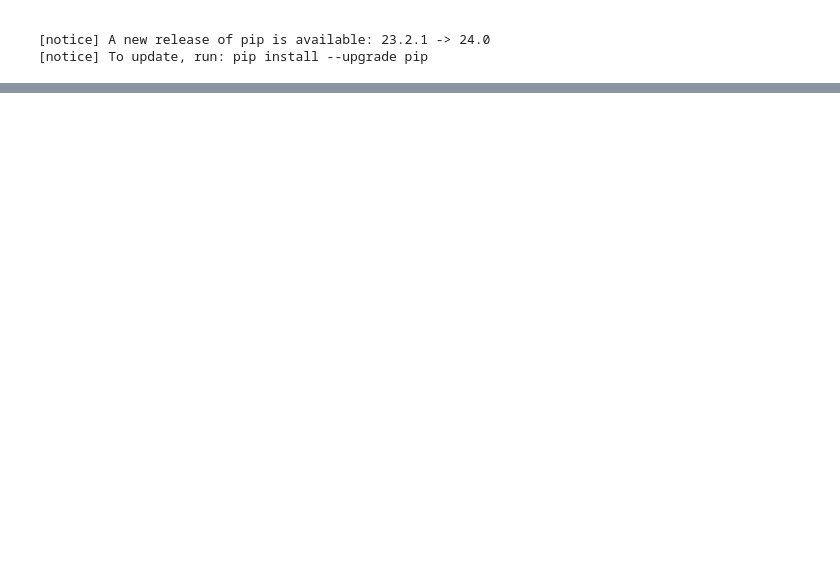
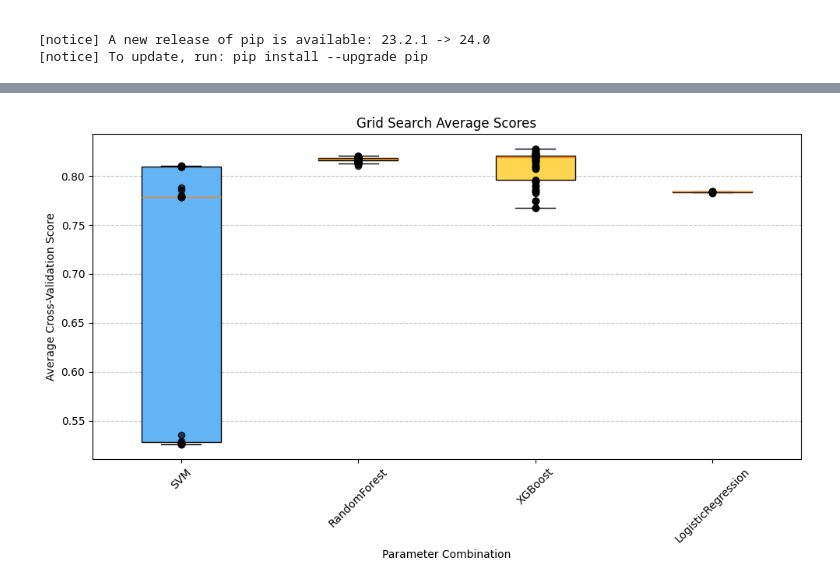
Before and after one commit to Ponywen0819/DataSciFinal, a Jupyter notebook: data_2022_Math.ipynb, the cells around one changed output, grey strips where cells are left out. Cells and saved outputs as stored; diff of their text form; code cells hidden in the pictures; blank space fills up the shorter version.

Commit message:
Plot

```diff
--- a/data_2022_Math.ipynb
+++ b/data_2022_Math.ipynb
@@ -184,7 +184,6 @@ xg_param_grid = {
     'min_child_weight': [1, 2, 3]
 }
 
-
 # 创建 GridSearchCV 对象
 xg_grid_search = GridSearchCV(xgb_model, xg_param_grid, cv=5, verbose=4, n_jobs=-1)
 
@@ -192,13 +191,14 @@ xg_grid_search = GridSearchCV(xgb_model, xg_param_grid, cv=5, verbose=4, n_jobs=
 xg_grid_search.fit(X_train, y_train)
 
 # 访问 cv_results_
-cv_results = xg_grid_search.cv_results_
+xg_cv_results = xg_grid_search.cv_results_
 
 # 打印每折的验证结果
-for i in range(len(cv_results['params'])):
-    print("Params:", cv_results['params'][i])
+for i in range(len(xg_cv_results['params'])):
+    print("Params:", xg_cv_results['params'][i])
+    print("Mean test score:", xg_cv_results['mean_test_score'][i])
     for j in range(5):  # 假设 cv=5
-        print(f"Fold {j+1} score:", cv_results[f'split{j}_test_score'][i])
+        print(f"Fold {j + 1} score:", xg_cv_results[f'split{j}_test_score'][i])
 
 # 最佳参数和模型
 print("Best parameters:", xg_grid_search.best_params_)
@@ -232,7 +232,7 @@ from sklearn.linear_model import LogisticRegression
 # 设置参数网格
 lg_param_grid = {
     'C': [0.01, 0.1, 1, 10, 100],
-    'penalty':  ['l1', 'l2']
+    'penalty': ['l1', 'l2']
 }
 
 # 创建 GridSearchCV 对象
@@ -242,13 +242,13 @@ lg_grid_search = GridSearchCV(LogisticRegression(solver='saga'), lg_param_grid,
 lg_grid_search.fit(X_train, y_train)
 
 # 访问 cv_results_
-cv_results = lg_grid_search.cv_results_
+lg_cv_results = lg_grid_search.cv_results_
 
 # 打印每折的验证结果
-for i in range(len(cv_results['params'])):
-    print("Params:", cv_results['params'][i])
+for i in range(len(lg_cv_results['params'])):
+    print("Params:", lg_cv_results['params'][i])
     for j in range(5):  # 假设 cv=5
-        print(f"Fold {j+1} score:", cv_results[f'split{j}_test_score'][i])
+        print(f"Fold {j + 1} score:", lg_cv_results[f'split{j}_test_score'][i])
 
 # 最佳参数和模型
 print("Best parameters:", lg_grid_search.best_params_)
@@ -299,0 +308,32 @@ shap.plots.waterfall(shap_values[1], max_display=20)
+# %%
+import numpy as np
+import matplotlib.pyplot as plt
+
+# Labels for the plot
+labels = ["SVM", "RandomForest", "XGBoost", "LogisticRegression"]
+
+values = [
+    svm_cv_results['mean_test_score'].tolist(),
+    rf_cv_results['mean_test_score'].tolist(),
+    xg_cv_results['mean_test_score'].tolist(),
+    lg_grid_search.cv_results_['mean_test_score'].tolist()
+]
+
+# Plotting
+plt.figure(figsize=(10, 6))
+colors = ['#64B5F6', '#4CAF50', '#FFD54F', '#A1887F']
+box = plt.boxplot(values, labels=labels, patch_artist=True, showfliers=False)
+for patch, color in zip(box['boxes'], colors):
+    patch.set_facecolor(color)
+
+for i, l in enumerate(labels):
+    plt.scatter([i + 1 for _ in values[i]], values[i], color='#000000', alpha=0.7, zorder=3, label=l)
+plt.xlabel('Parameter Combination')
+plt.ylabel('Average Cross-Validation Score')
+plt.title('Grid Search Average Scores')
+plt.xticks(rotation=45)
+plt.grid(axis='y', linestyle='--', alpha=0.7)
+plt.tight_layout()
+plt.show()
+# %% [output]
+[figure, added]
```
Also changed, not shown: parts of 11 cells of this notebook.
